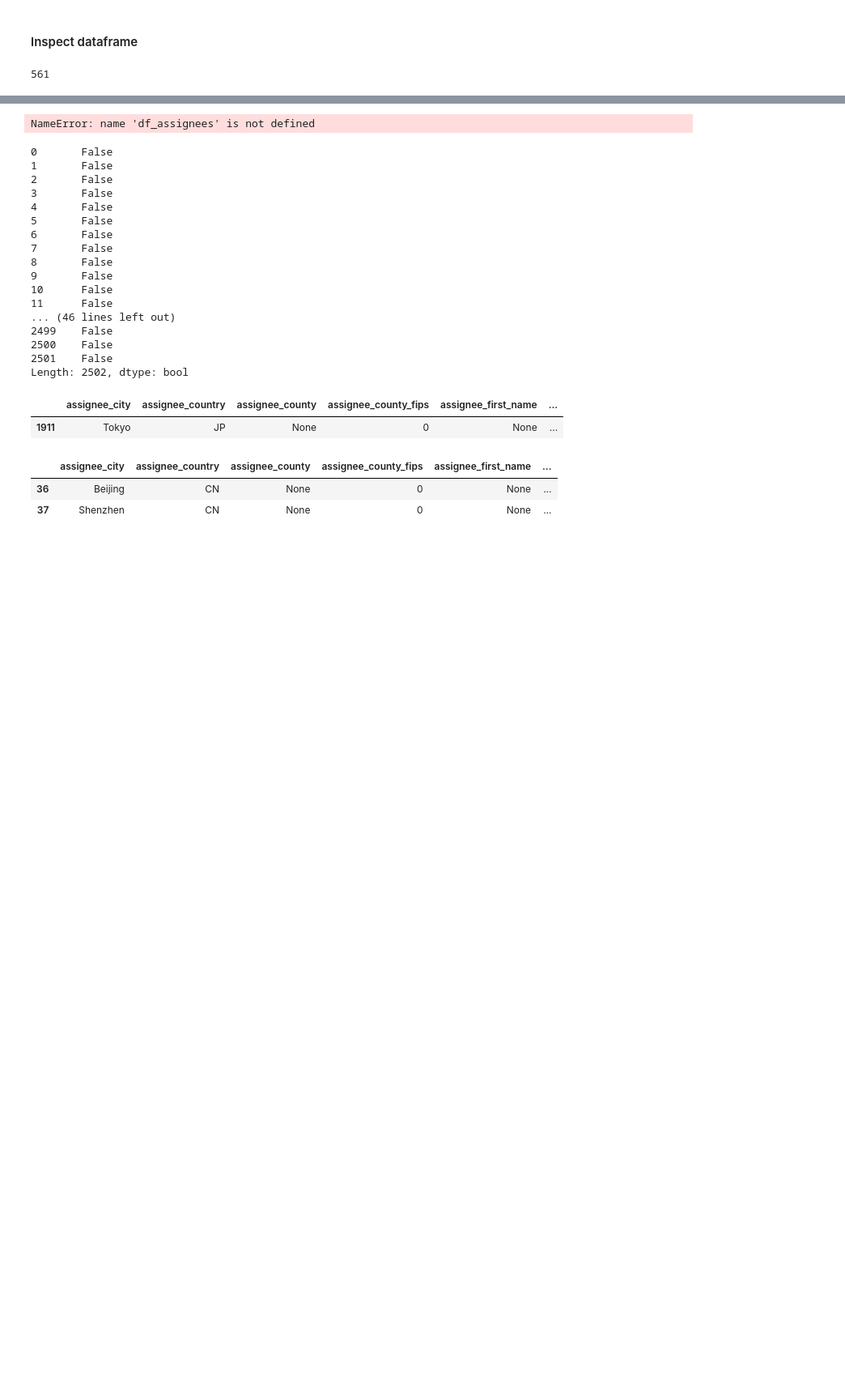
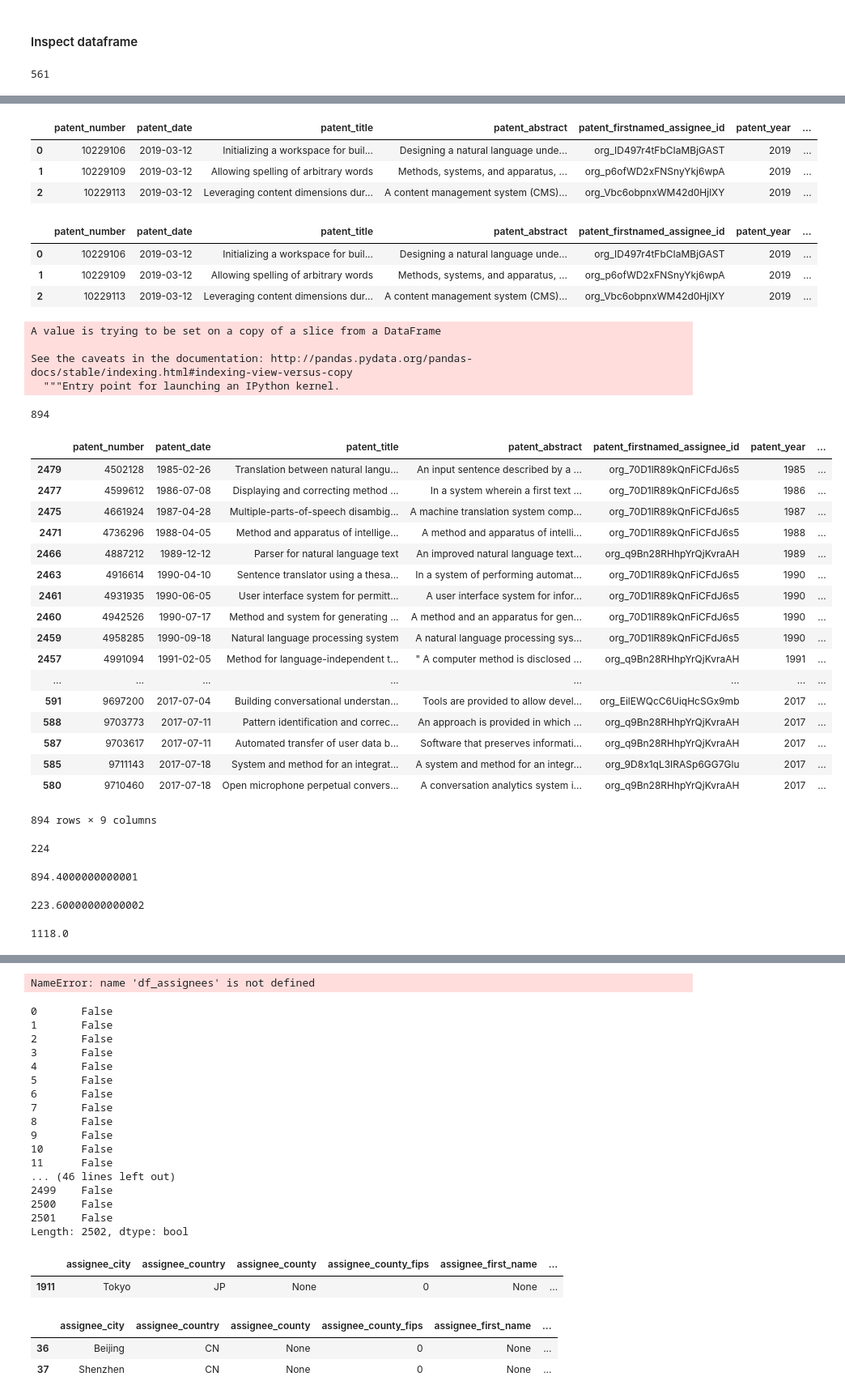
Before and after one commit to glmack/patent_predict_nlp, a Jupyter notebook: patent_predict.ipynb, the cells around one changed output, grey strips where cells are left out. Shown: that part at 81% size. Drawn from its saved outputs; the diff is of its cells as text; code cells hidden in the pictures; blank space fills up the shorter version.

Commit message:
minor updates to subsetting df and partitioning data in nb

```diff
--- a/patent_predict.ipynb
+++ b/patent_predict.ipynb
@@ -199 +239,8 @@ org_AZOvd4hR8hLHPTNjMn1Y      1
 Name: patent_firstnamed_assignee_id, Length: 560, dtype: int64
+# %%
+# list of assignees with > 20 patents in df dataset
+assignees_list = ['org_q9Bn28RHhpYrQjKvraAH', 'org_JZguWDMfFOBX2wBI9pnD', 'org_ID497r4tFbCIaMBjGAST',
+                  'org_rDyHZBYWMcBEtnkHt05L', 'org_p6ofWD2xFNSnyYkj6wpA', 'org_EilEWQcC6UiqHcSGx9mb',
+                  'org_ccMMcUijAIsKIxUqMTyP', 'org_Vbc6obpnxWM42d0HjlXY', 'org_9D8x1qL3IRASp6GG7Glu',
+                  'org_2wAdIFKssfcLHpZq0u4H', 'org_iwO2oOJ6VIBd9fAuP7G6', 'org_70D1lR89kQnFiCFdJ6s5',
+                  'org_vojVnDkT9CamDETqbqJC']
@@ -199,0 +254,55 @@ Name: patent_firstnamed_assignee_id, Length: 560, dtype: int64
+# %%
+df_20pats = df[df['patent_firstnamed_assignee_id'].isin(assignees_list) ]
+# %%
+df_20pats.head(3)
+# %% [output]
+|  | patent_number | patent_date | patent_title | patent_abstract | patent_firstnamed_assignee_id | patent_year | ... |
+| 0 | 10229106 | 2019-03-12 | Initializing a workspace for buil... | Designing a natural language unde... | org_ID497r4tFbCIaMBjGAST | 2019 | ... |
+| 1 | 10229109 | 2019-03-12 | Allowing spelling of arbitrary words | Methods, systems, and apparatus, ... | org_p6ofWD2xFNSnyYkj6wpA | 2019 | ... |
+| 2 | 10229113 | 2019-03-12 | Leveraging content dimensions dur... | A content management system (CMS)... | org_Vbc6obpnxWM42d0HjlXY | 2019 | ... |
+# %%
+df_20pats.head(3)
+# %% [output]
+|  | patent_number | patent_date | patent_title | patent_abstract | patent_firstnamed_assignee_id | patent_year | ... |
+| 0 | 10229106 | 2019-03-12 | Initializing a workspace for buil... | Designing a natural language unde... | org_ID497r4tFbCIaMBjGAST | 2019 | ... |
+| 1 | 10229109 | 2019-03-12 | Allowing spelling of arbitrary words | Methods, systems, and apparatus, ... | org_p6ofWD2xFNSnyYkj6wpA | 2019 | ... |
+| 2 | 10229113 | 2019-03-12 | Leveraging content dimensions dur... | A content management system (CMS)... | org_Vbc6obpnxWM42d0HjlXY | 2019 | ... |
+# %%
+# see error message
+df_20pats.sort_values(by=['patent_date'], inplace=True)
+# %% [output]
+A value is trying to be set on a copy of a slice from a DataFrame
+
+See the caveats in the documentation: http://pandas.pydata.org/pandas-docs/stable/indexing.html#indexing-view-versus-copy
+  """Entry point for launching an IPython kernel.
+# %%
+train_20pats = df_20pats[:894]
+len(train)
+# %% [output]
+894
+# %%
+train_20pats
+# %% [output]
+|  | patent_number | patent_date | patent_title | patent_abstract | patent_firstnamed_assignee_id | patent_year | ... |
+| 2479 | 4502128 | 1985-02-26 | Translation between natural langu... | An input sentence described by a ... | org_70D1lR89kQnFiCFdJ6s5 | 1985 | ... |
+| 2477 | 4599612 | 1986-07-08 | Displaying and correcting method ... | In a system wherein a first text ... | org_70D1lR89kQnFiCFdJ6s5 | 1986 | ... |
+| 2475 | 4661924 | 1987-04-28 | Multiple-parts-of-speech disambig... | A machine translation system comp... | org_70D1lR89kQnFiCFdJ6s5 | 1987 | ... |
+| 2471 | 4736296 | 1988-04-05 | Method and apparatus of intellige... | A method and apparatus of intelli... | org_70D1lR89kQnFiCFdJ6s5 | 1988 | ... |
+| 2466 | 4887212 | 1989-12-12 | Parser for natural language text | An improved natural language text... | org_q9Bn28RHhpYrQjKvraAH | 1989 | ... |
+| 2463 | 4916614 | 1990-04-10 | Sentence translator using a thesa... | In a system of performing automat... | org_70D1lR89kQnFiCFdJ6s5 | 1990 | ... |
+| 2461 | 4931935 | 1990-06-05 | User interface system for permitt... | A user interface system for infor... | org_70D1lR89kQnFiCFdJ6s5 | 1990 | ... |
+| 2460 | 4942526 | 1990-07-17 | Method and system for generating ... | A method and an apparatus for gen... | org_70D1lR89kQnFiCFdJ6s5 | 1990 | ... |
+| 2459 | 4958285 | 1990-09-18 | Natural language processing system | A natural language processing sys... | org_70D1lR89kQnFiCFdJ6s5 | 1990 | ... |
+| 2457 | 4991094 | 1991-02-05 | Method for language-independent t... | " A computer method is disclosed ... | org_q9Bn28RHhpYrQjKvraAH | 1991 | ... |
+| ... | ... | ... | ... | ... | ... | ... | ... |
+| 591 | 9697200 | 2017-07-04 | Building conversational understan... | Tools are provided to allow devel... | org_EilEWQcC6UiqHcSGx9mb | 2017 | ... |
+| 588 | 9703773 | 2017-07-11 | Pattern identification and correc... | An approach is provided in which ... | org_q9Bn28RHhpYrQjKvraAH | 2017 | ... |
+| 587 | 9703617 | 2017-07-11 | Automated transfer of user data b... | Software that preserves informati... | org_q9Bn28RHhpYrQjKvraAH | 2017 | ... |
+| 585 | 9711143 | 2017-07-18 | System and method for an integrat... | A system and method for an integr... | org_9D8x1qL3IRASp6GG7Glu | 2017 | ... |
+| 580 | 9710460 | 2017-07-18 | Open microphone perpetual convers... | A conversation analytics system i... | org_q9Bn28RHhpYrQjKvraAH | 2017 | ... |
+894 rows × 9 columns
+# %%
+test_20pats = df_20pats[894:]
+len(test)
+# %% [output]
+224
@@ -199,0 +311,12 @@ Name: patent_firstnamed_assignee_id, Length: 560, dtype: int64
+# %%
+1118 * .8
+# %% [output]
+894.4000000000001
+# %%
+1118 *.2
+# %% [output]
+223.60000000000002
+# %%
+1118 * .8 + 1118 *.2
+# %% [output]
+1118.0
```
Also changed, not shown: parts of 12 cells of this notebook.
